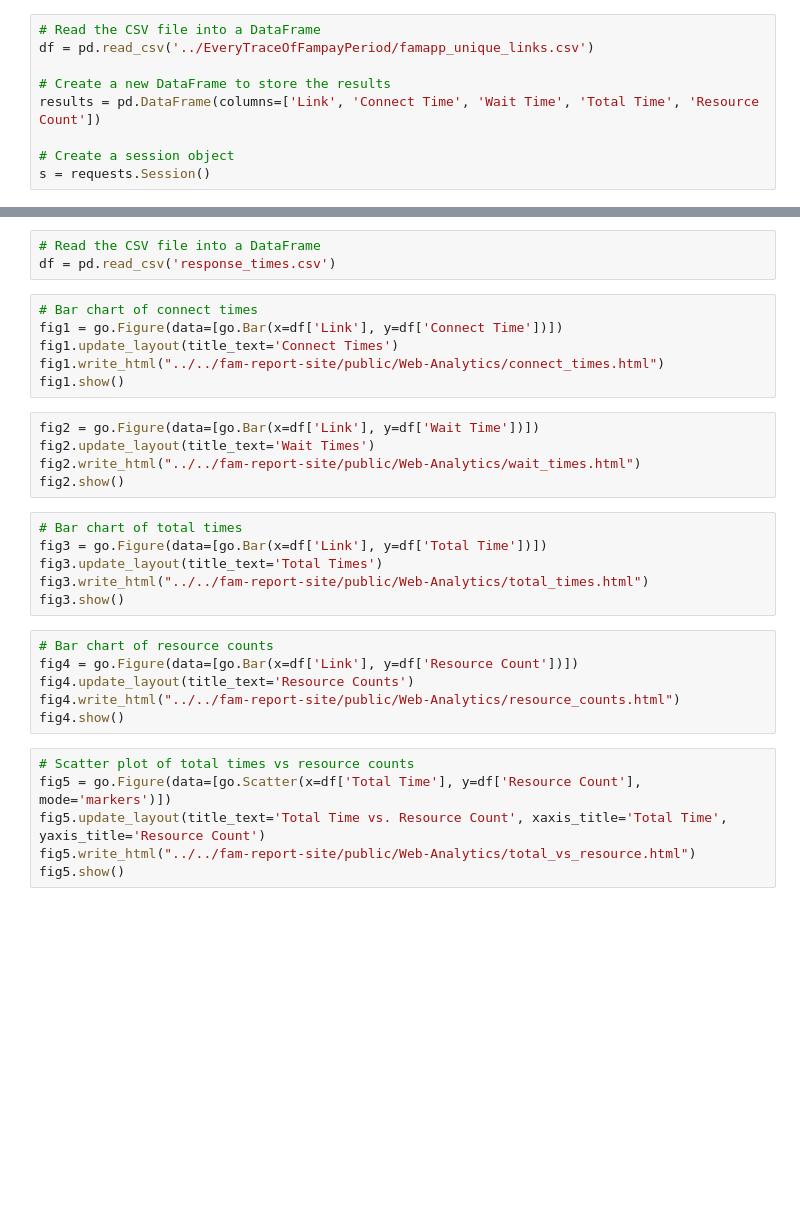
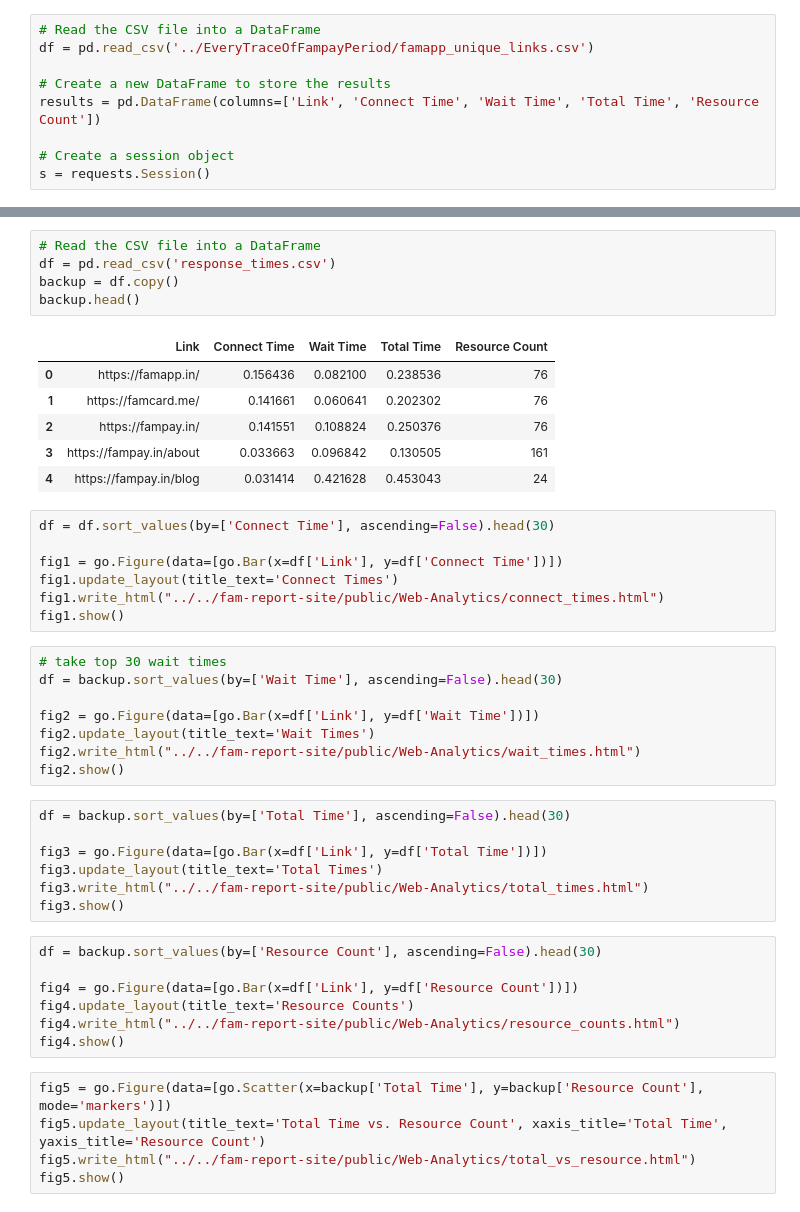
Before and after one commit to Harsh-Avinash/Fampay-In-Depth-Analysis, a Jupyter notebook: Website-Analytics/Network Requests and Latency/main.ipynb, the cells around one changed output, grey strips where cells are left out. Cells and saved outputs as stored; diff of their text form; blank space fills up the shorter version.

```diff
--- a/Website-Analytics/Network Requests and Latency/main.ipynb
+++ b/Website-Analytics/Network Requests and Latency/main.ipynb
@@ -52,32 +70,46 @@ for link in df['Link']:
 # %%
 # Read the CSV file into a DataFrame
 df = pd.read_csv('response_times.csv')
+backup = df.copy()
+backup.head()
+# %% [output]
+|  | Link | Connect Time | Wait Time | Total Time | Resource Count |
+| 0 | https://famapp.in/ | 0.156436 | 0.082100 | 0.238536 | 76 |
+| 1 | https://famcard.me/ | 0.141661 | 0.060641 | 0.202302 | 76 |
+| 2 | https://fampay.in/ | 0.141551 | 0.108824 | 0.250376 | 76 |
+| 3 | https://fampay.in/about | 0.033663 | 0.096842 | 0.130505 | 161 |
+| 4 | https://fampay.in/blog | 0.031414 | 0.421628 | 0.453043 | 24 |
 # %%
-# Bar chart of connect times
+df = df.sort_values(by=['Connect Time'], ascending=False).head(30)
+
 fig1 = go.Figure(data=[go.Bar(x=df['Link'], y=df['Connect Time'])])
 fig1.update_layout(title_text='Connect Times')
 fig1.write_html("../../fam-report-site/public/Web-Analytics/connect_times.html")
 fig1.show()
 # %%
+# take top 30 wait times
+df = backup.sort_values(by=['Wait Time'], ascending=False).head(30)
+
 fig2 = go.Figure(data=[go.Bar(x=df['Link'], y=df['Wait Time'])])
 fig2.update_layout(title_text='Wait Times')
 fig2.write_html("../../fam-report-site/public/Web-Analytics/wait_times.html")
 fig2.show()
 # %%
-# Bar chart of total times
+df = backup.sort_values(by=['Total Time'], ascending=False).head(30)
+
 fig3 = go.Figure(data=[go.Bar(x=df['Link'], y=df['Total Time'])])
 fig3.update_layout(title_text='Total Times')
 fig3.write_html("../../fam-report-site/public/Web-Analytics/total_times.html")
 fig3.show()
 # %%
-# Bar chart of resource counts
+df = backup.sort_values(by=['Resource Count'], ascending=False).head(30)
+
 fig4 = go.Figure(data=[go.Bar(x=df['Link'], y=df['Resource Count'])])
 fig4.update_layout(title_text='Resource Counts')
 fig4.write_html("../../fam-report-site/public/Web-Analytics/resource_counts.html")
 fig4.show()
 # %%
-# Scatter plot of total times vs resource counts
-fig5 = go.Figure(data=[go.Scatter(x=df['Total Time'], y=df['Resource Count'], mode='markers')])
+fig5 = go.Figure(data=[go.Scatter(x=backup['Total Time'], y=backup['Resource Count'], mode='markers')])
 fig5.update_layout(title_text='Total Time vs. Resource Count', xaxis_title='Total Time', yaxis_title='Resource Count')
 fig5.write_html("../../fam-report-site/public/Web-Analytics/total_vs_resource.html")
 fig5.show()
```
Also changed, not shown: parts of 4 cells of this notebook, 45 other files.
